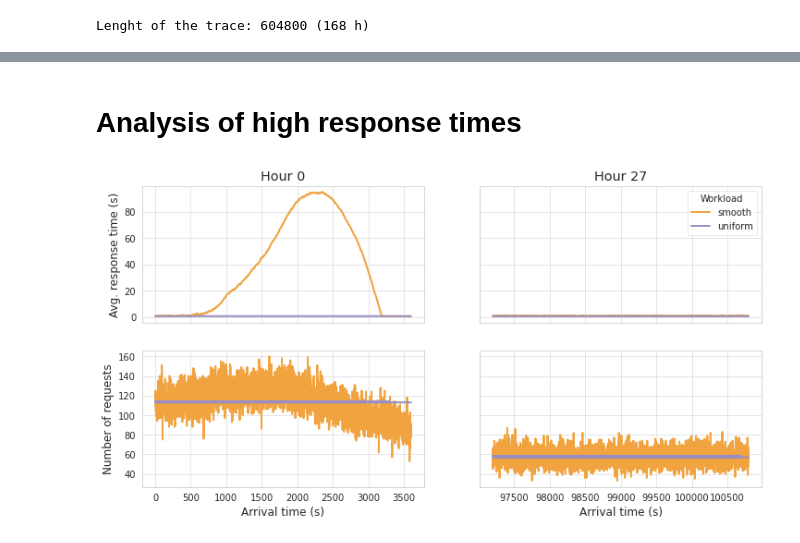
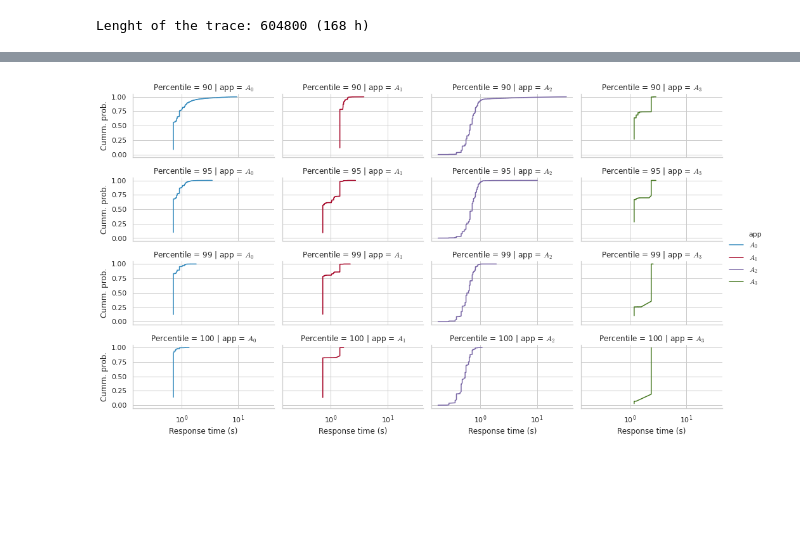
Before and after one commit to asi-uniovi/hybrid_exp, a Jupyter notebook: PlotResults.ipynb, the cells around one changed output, grey strips where cells are left out. Saved outputs shown, nothing was run; the diff lists cells and outputs as text; code cells hidden in the pictures; blank space fills up the shorter version.

```diff
--- a/PlotResults.ipynb
+++ b/PlotResults.ipynb
@@ -342,8 +389,0 @@ for i, exp in enumerate(exps):
-# %%
-with sns.plotting_context("notebook", font_scale=0.7):
-    g = sns.relplot(data=rt_dists_df, x='resp_time', y='cdf', col='Workload', row='Scenario', kind='line',
-            aspect=2.4,
-            height=1.4,
-           )
-    g.set_axis_labels('Response time (s)', 'Cumm. prob.')
-    g.fig.savefig('figs/cdf_resp_times.png', bbox_inches='tight', dpi=300)
@@ -443,2 +486,0 @@ with sns.plotting_context("notebook", font_scale=0.8):
-# %% [markdown]
-# Analysis of high response times
@@ -476,31 +486,0 @@ w_data = pd.concat([w_data_h0, w_data_h1])
-# %%
-fig, axes = plt.subplots(2, 2, figsize=(12, 6), sharex='col', sharey='row')
-
-palette = [ '#f1a340', '#998ec3']
-
-g = sns.lineplot(data=r_data_h0, x='creation', y='resp_time', hue='Workload', ax=axes[0][0],
-             hue_order=['smooth', 'uniform'], palette=palette)
-g.get_legend().remove()
-g.set(xlabel='Arrival time (s)', ylabel='Avg. response time (s)')
-
-g = sns.lineplot(data=r_data_h1, x='creation', y='resp_time', hue='Workload', ax=axes[0][1],
-            hue_order=['smooth', 'uniform'], palette=palette)
-#g.get_legend().remove()
-g.set(xlabel='Arrival time (s)', ylabel='Avg. resp. time (s)')
-
-g = sns.lineplot(data=w_data_h0, x='creation', y='req_count', hue='Workload', ax=axes[1][0],
-             hue_order=['smooth', 'uniform'], palette=palette)
-g.get_legend().remove()
-g.set(xlabel='Arrival time (s)', ylabel='Number of requests')
-
-g = sns.lineplot(data=w_data_h1, x='creation', y='req_count', hue='Workload', ax=axes[1][1],
-            hue_order=['smooth', 'uniform'], palette=palette)
-g.set(xlabel='Arrival time (s)', ylabel='Number of requests')
-g.get_legend().remove()
-
-axes[0][0].set_title(f'Hour {h0}')
-axes[0][1].set_title(f'Hour {h1}')
-
-fig.savefig('figs/comparison.png', bbox_inches='tight', dpi=300)
-# %% [output]
-[figure, removed]
@@ -506,0 +515,24 @@ fig.savefig('figs/comparison.png', bbox_inches='tight', dpi=300)
+# %%
+req_files = [f'res_sim/{i+10:03}_reqs.csv' for i in range(4)]
+
+rt_dists_app_df = pd.DataFrame()
+for i, f in enumerate(req_files):
+    rt_dist = response_time_dist_per_app(f, exp)
+    rt_dist['Percentile'] = percentiles[i]
+    rt_dists_app_df = rt_dists_app_df.append(rt_dist)
+
+# Put app names in LaTeX mode for the plots
+rt_dists_app_df.app = rt_dists_app_df.app.str.upper()
+rt_dists_app_df.app = '$' + rt_dists_app_df.app.str[0] + '_' + rt_dists_app_df.app.str[1] + '$'
+# %%
+with sns.plotting_context("notebook", font_scale=1):
+    g = sns.relplot(data=rt_dists_app_df, x='resp_time', y='cdf', col='app', hue='app', row='Percentile', kind='line',
+            aspect=1.75,
+            height=2,
+           )
+    g.set_axis_labels('Response time (s)', 'Cumm. prob.')
+    plt.xscale('log')
+
+    g.fig.savefig('figs/cdf_resp_times_app.png', bbox_inches='tight', dpi=300)
+# %% [output]
+[figure, added]
```
Also changed, not shown: parts of 23 cells of this notebook.
